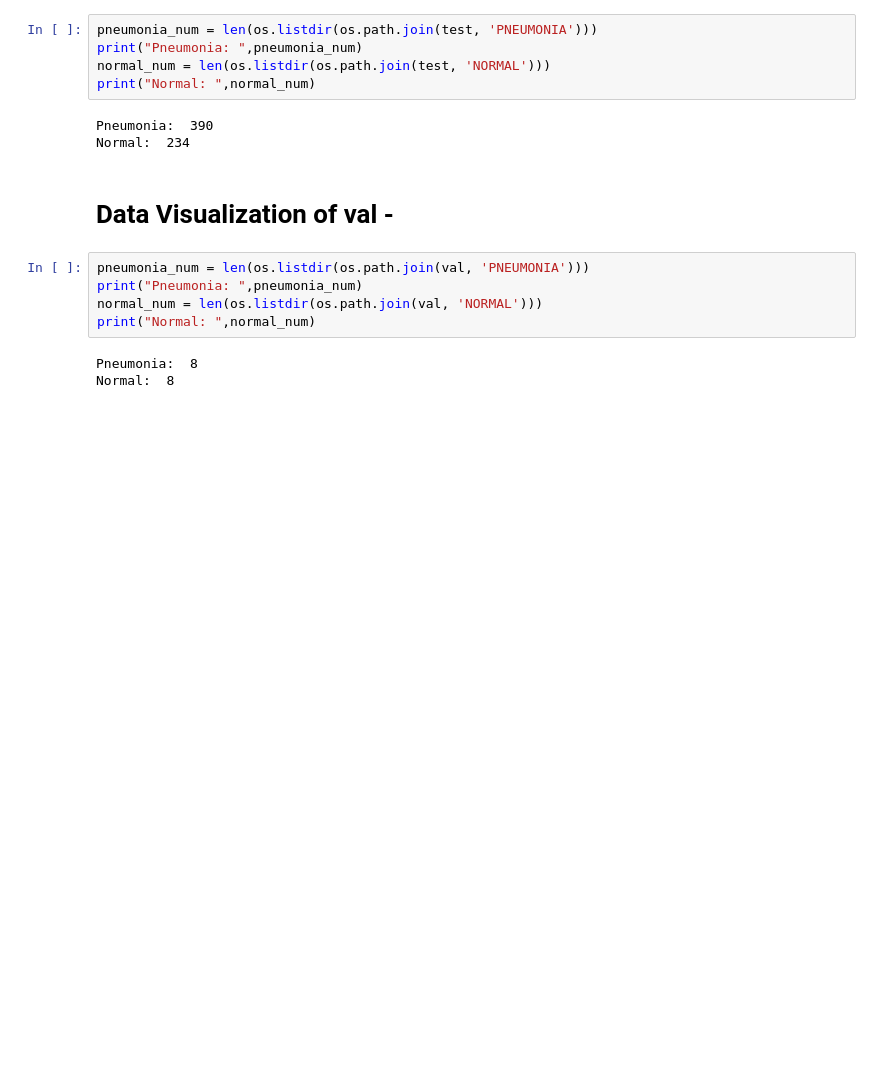
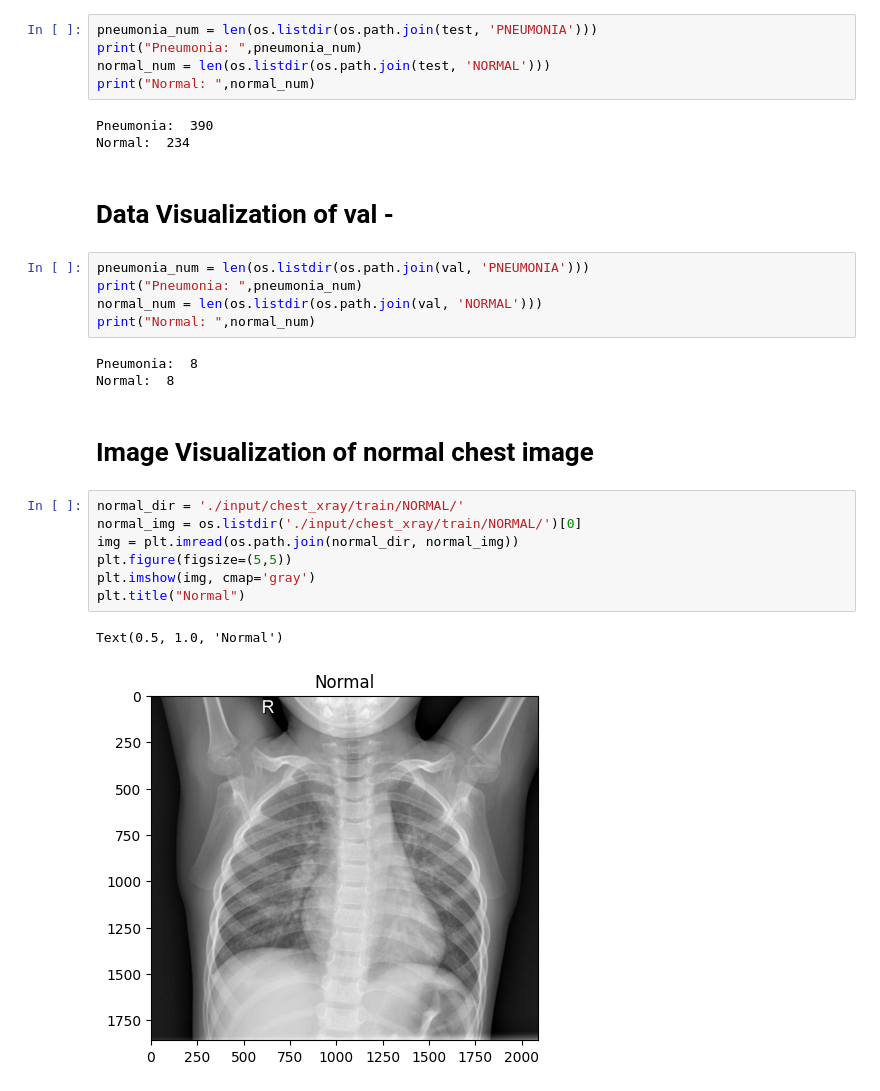
Before and after one commit to Nitin1692/Pneumonia-Detection, a Jupyter notebook: Pnemounia_Detection.ipynb, the cells around one changed output. Drawn from its saved outputs; the diff is of its cells as text; blank space fills up the shorter version.

Commit message:
Image visualization of pneumonia and normal chest image

```diff
--- a/Pnemounia_Detection.ipynb
+++ b/Pnemounia_Detection.ipynb
@@ -59,3 +59,15 @@ print("Normal: ",normal_num)
 # %% [output]
 Pneumonia:  8
 Normal:  8
+# %% [markdown]
+# Image Visualization of normal chest image
+# %%
+normal_dir = './input/chest_xray/train/NORMAL/'
+normal_img = os.listdir('./input/chest_xray/train/NORMAL/')[0]
+img = plt.imread(os.path.join(normal_dir, normal_img))
+plt.figure(figsize=(5,5))
+plt.imshow(img, cmap='gray')
+plt.title("Normal")
+# %% [output]
+Text(0.5, 1.0, 'Normal')
+[figure, added]
```
Also changed, not shown: parts of 2 cells of this notebook.
